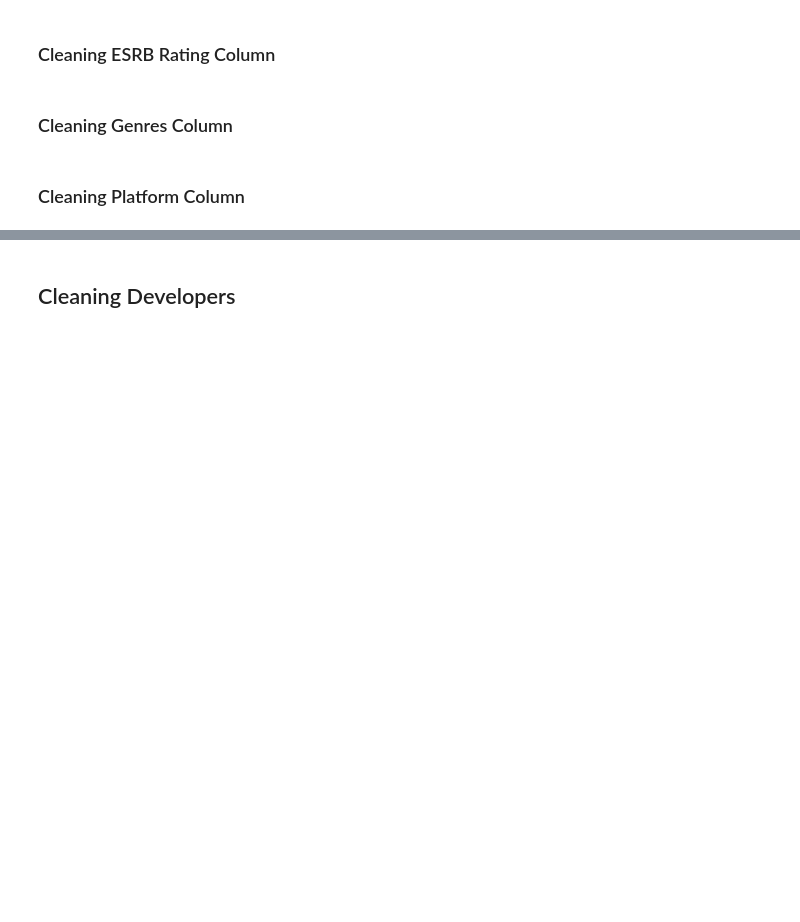
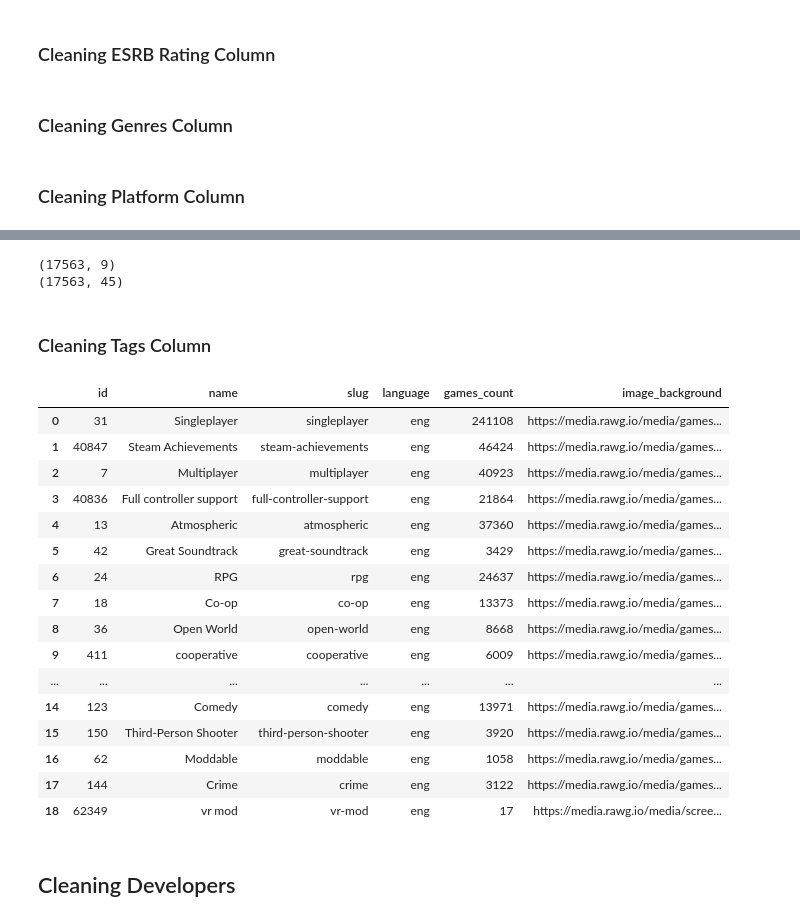
Before and after one commit to GetGubbz/Video-Game-Capstone, a Jupyter notebook: notebooks/RAWG_Data_Exploration.ipynb, the cells around one changed output, grey strips where cells are left out. Drawn from its saved outputs; the diff is of its cells as text; code cells hidden in the pictures; blank space fills up the shorter version.

Commit message:
Continue Cleaning Columns

```diff
--- a/notebooks/RAWG_Data_Exploration.ipynb
+++ b/notebooks/RAWG_Data_Exploration.ipynb
@@ -178,2 +157,4 @@ pd.get_dummies(pd.json_normalize(
+# %%
+platform_df = platform_df.drop(columns = ['SEGA','Commodore / Amiga','Neo Geo','Atari','3DO']).rename(columns=lambda x: x + '_platform')
 # %%
-games = pd.concat([games, ratings_df, esrb_rating], axis=1).drop(columns=['ratings', 'esrb_rating'])
+games = pd.concat([games, platform_df], axis=1).drop(columns=['parent_platforms'])
@@ -179,0 +185,14 @@ games = pd.concat([games, ratings_df, esrb_rating], axis=1).drop(columns=['ratin
+# %%
+store_list = []
+
+for i in range(len(games['stores'])):
+    if len(games['stores'][i]) != 0:
+        json_norm =  pd.json_normalize(games['stores'][i])
+        plats = pd.DataFrame({x: (x in json_norm['store.name'].values) for x in json_norm['store.name'] if x != []}, index=[i])
+        print(f'index {i} complete')
+        store_list.append(plats)
+    else:
+        store_list.append(i)
+        print(f'index {i} complete')
+
+store_df = pd.concat(store_list)
@@ -179,0 +217,31 @@ games = pd.concat([games, ratings_df, esrb_rating], axis=1).drop(columns=['ratin
+# %%
+print(platform_df.shape)
+print(games.shape)
+# %% [output]
+(17563, 9)
+(17563, 45)
+# %%
+store_df = store_df.drop(columns = ['Xbox 360 Store']).rename(columns=lambda x: x + '_store')
+games = pd.concat([games, store_df], axis=1).drop(columns=['stores'])
+# %% [markdown]
+<h3>Cleaning Tags Column</h3>
+# %%
+pd.json_normalize(games['tags'].iloc[0])
+# %% [output]
+|  | id | name | slug | language | games_count | image_background |
+| 0 | 31 | Singleplayer | singleplayer | eng | 241108 | https://media.rawg.io/media/games... |
+| 1 | 40847 | Steam Achievements | steam-achievements | eng | 46424 | https://media.rawg.io/media/games... |
+| 2 | 7 | Multiplayer | multiplayer | eng | 40923 | https://media.rawg.io/media/games... |
+| 3 | 40836 | Full controller support | full-controller-support | eng | 21864 | https://media.rawg.io/media/games... |
+| 4 | 13 | Atmospheric | atmospheric | eng | 37360 | https://media.rawg.io/media/games... |
+| 5 | 42 | Great Soundtrack | great-soundtrack | eng | 3429 | https://media.rawg.io/media/games... |
+| 6 | 24 | RPG | rpg | eng | 24637 | https://media.rawg.io/media/games... |
+| 7 | 18 | Co-op | co-op | eng | 13373 | https://media.rawg.io/media/games... |
+| 8 | 36 | Open World | open-world | eng | 8668 | https://media.rawg.io/media/games... |
+| 9 | 411 | cooperative | cooperative | eng | 6009 | https://media.rawg.io/media/games... |
+| ... | ... | ... | ... | ... | ... | ... |
+| 14 | 123 | Comedy | comedy | eng | 13971 | https://media.rawg.io/media/games... |
+| 15 | 150 | Third-Person Shooter | third-person-shooter | eng | 3920 | https://media.rawg.io/media/games... |
+| 16 | 62 | Moddable | moddable | eng | 1058 | https://media.rawg.io/media/games... |
+| 17 | 144 | Crime | crime | eng | 3122 | https://media.rawg.io/media/games... |
+| 18 | 62349 | vr mod | vr-mod | eng | 17 | https://media.rawg.io/media/scree... |
```
Also changed, not shown: parts of 22 cells of this notebook.
